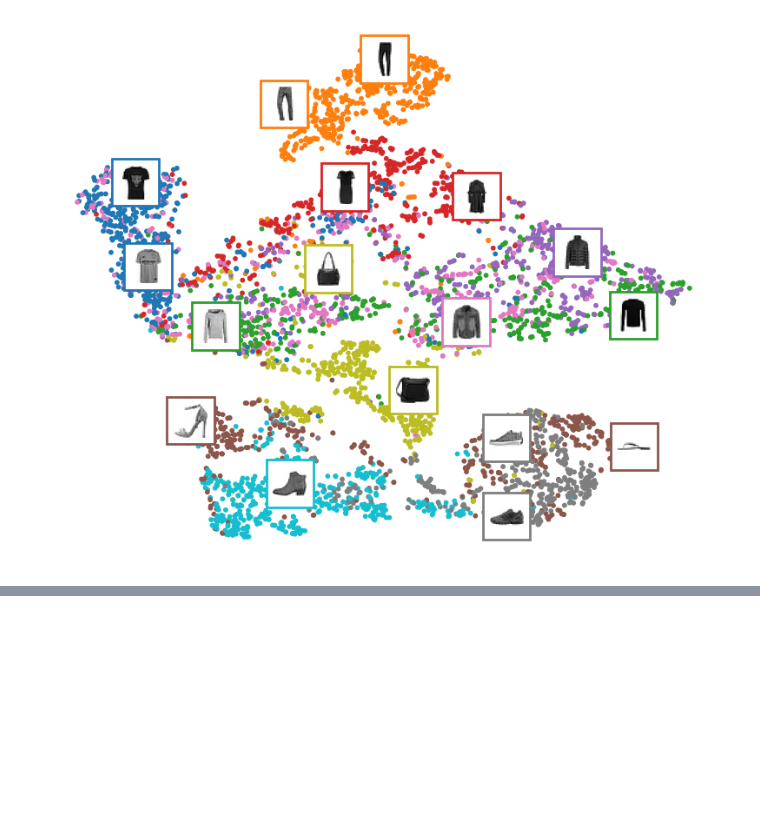
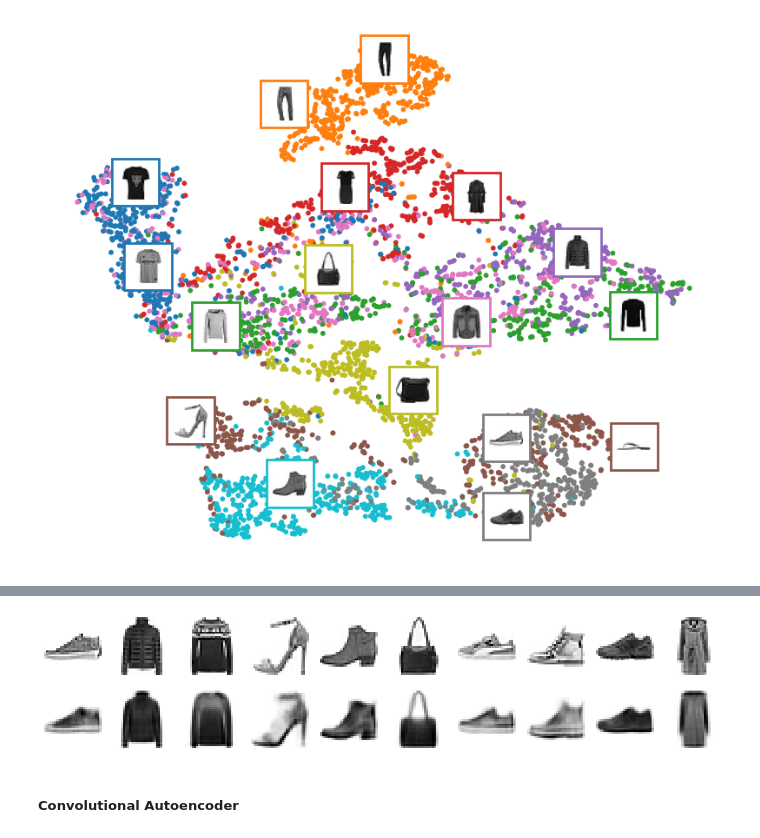
Before and after one commit to Portia-dot/Autoencoder-GANS-DiffusionModels, a Jupyter notebook: Autoencoder.ipynb, the cells around one changed output, grey strips where cells are left out. Drawn from its saved outputs; the diff is of its cells as text; code cells hidden in the pictures; blank space fills up the shorter version.

```diff
--- a/Autoencoder.ipynb
+++ b/Autoencoder.ipynb
@@ -336,0 +337,26 @@ plt.show()
+# %%
+class TiedAutoencoder(nn.Module):
+    def __init__(self):
+        super().__init__()
+        self.encoder1 = nn.Linear(1 * 28 * 28, 128)
+        self.encoder2 = nn.Linear(128, 32)
+        self.decoder_bias = nn.Parameter(torch.zeros(128))
+        self.decoder_bias2 = nn.Parameter(torch.zeros(1 * 28 * 28))
+
+    def encode(self, X):
+        Z = X.view(-1, 1 * 28 * 28)
+        Z = F.relu(self.encoder1(Z))
+        return F.relu(self.encoder2(Z))
+
+    def decode(self, X):
+        Z = F.relu(F.linear(X, self.encoder2.weight.t(), self.decoder_bias))
+        Z = F.sigmoid(F.linear(Z, self.encoder1.weight.t(), self.decoder_bias2))
+        return Z.view(-1, 1, 28, 28)
+
+    def forward(self, x):
+        x = x.view(x.size(0), -1)
+        return self.decode(self.encode(x))
+# %%
+tied_model = TiedAutoencoder().to(device)
+optimizer = torch.optim.NAdam(tied_model.parameters(), lr= 0.01)
+history = training_func(tied_model, optimizer, loss_fn, rmse, train_loader, val_loader, 20)
@@ -336,0 +384,6 @@ plt.show()
+# %%
+plot_reconstruction(tied_model, x_val, 10)
+# %% [output]
+[figure, added]
+# %% [markdown]
+##### Convolutional Autoencoder
```
Also changed, not shown: parts of 5 cells of this notebook.
